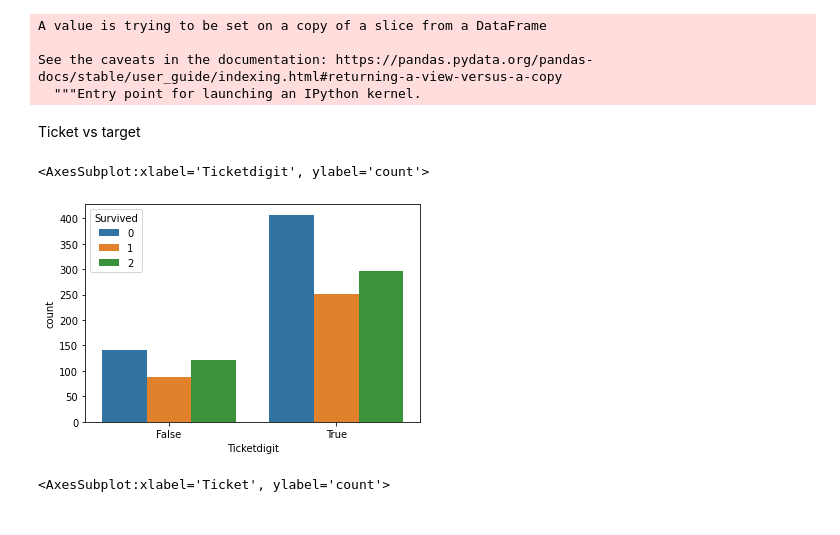
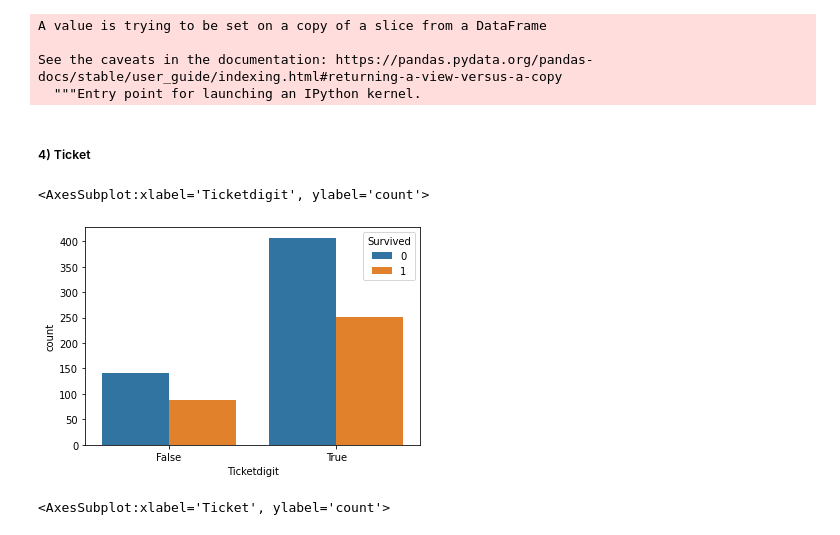
Before and after one commit to guillermofd/titanic_predicition, a Jupyter notebook: Cleaning & EDA.ipynb, the cells around one changed output. Saved outputs shown, nothing was run; the diff lists cells and outputs as text; code cells hidden in the pictures.

```diff
--- a/Cleaning & EDA.ipynb
+++ b/Cleaning & EDA.ipynb
@@ -116,16 +120,16 @@ A value is trying to be set on a copy of a slice from a DataFrame
 
 See the caveats in the documentation: https://pandas.pydata.org/pandas-docs/stable/user_guide/indexing.html#returning-a-view-versus-a-copy
   """Entry point for launching an IPython kernel.
-# %% [markdown]
-Ticket vs target
+# %% [markdown]
+##### 4) Ticket
 # %%
 df2 = pd.DataFrame({'Ticketdigit': df.Ticket.str[0].str.isdigit(), 'Survived': df.Survived})
 # %%
 #Check if the tickets starting by a digit had a different survival rate
-sns.countplot('Ticketdigit', hue='Survived', data=df2)
+sns.countplot('Ticketdigit', hue='Survived', data=df2[df2.Survived!=2])
 # %% [output]
 <AxesSubplot:xlabel='Ticketdigit', ylabel='count'>
-[figure, old version]
+[figure, new version]
 # %%
 #Check if the first letter of the ticket matters
 df3 = df[['Ticket', 'Survived']][df.Ticket.str[0].str.isalpha()]
```
Also changed, not shown: parts of 25 cells of this notebook, 3 other files.
